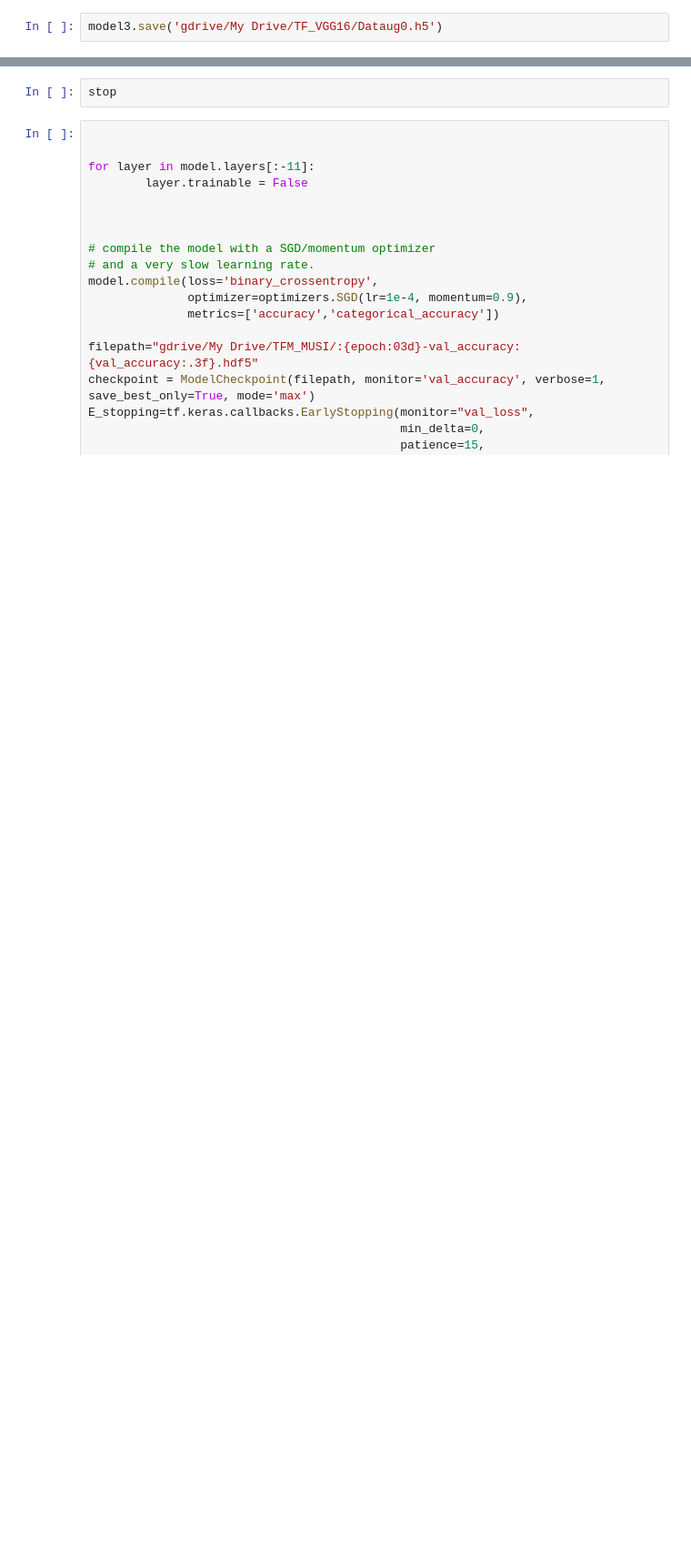
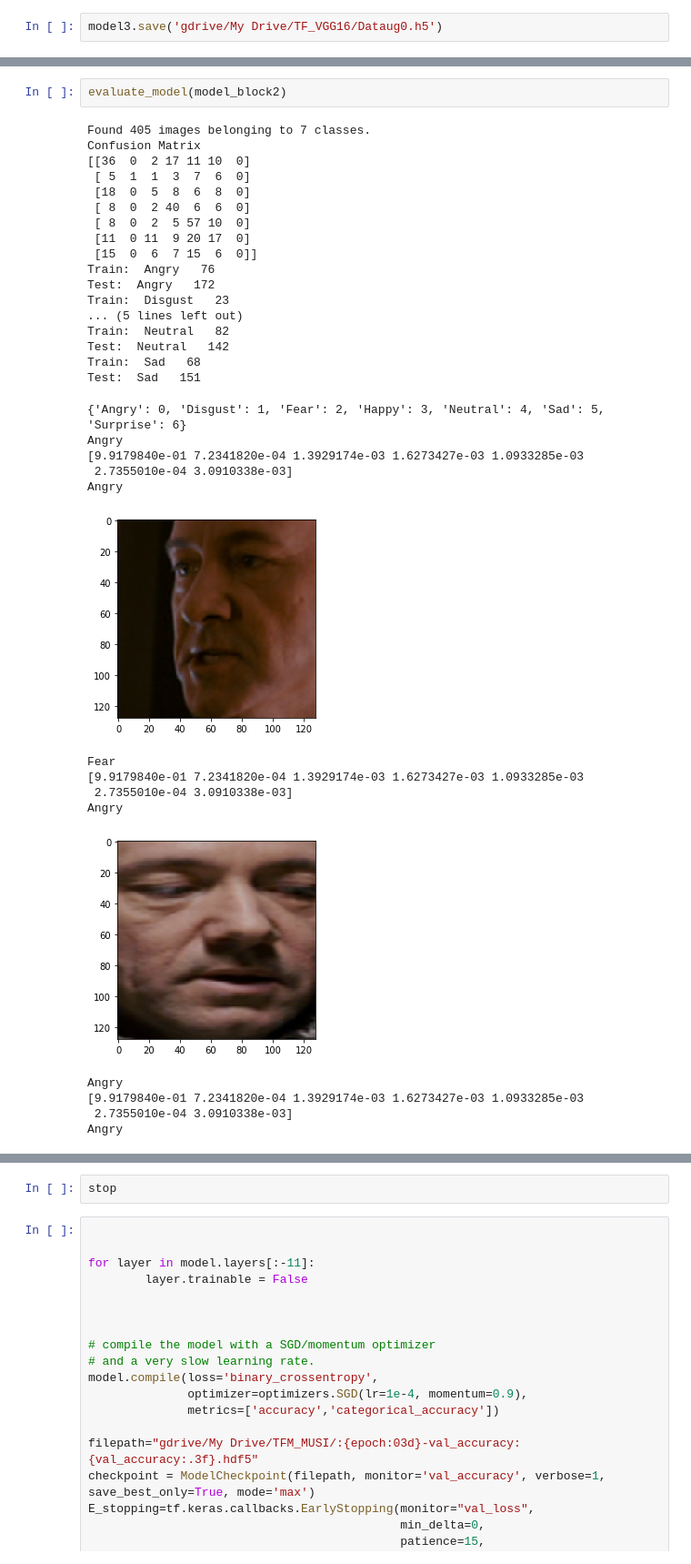
Before and after one commit to Caterina1996/SFEW_dataset, a Jupyter notebook: SFEW_TF_VGG16_dataug.ipynb, the cells around one changed output, grey strips where cells are left out. Shown at 91% size. Drawn from its saved outputs; the diff is of its cells as text; blank space fills up the shorter version.

```diff
--- a/SFEW_TF_VGG16_dataug.ipynb
+++ b/SFEW_TF_VGG16_dataug.ipynb
@@ -528,0 +614,35 @@ model.save("model.h5")
+# %%
+evaluate_model(model_block2)
+# %% [output]
+Found 405 images belonging to 7 classes.
+Confusion Matrix
+[[36  0  2 17 11 10  0]
+ [ 5  1  1  3  7  6  0]
+ [18  0  5  8  6  8  0]
+ [ 8  0  2 40  6  6  0]
+ [ 8  0  2  5 57 10  0]
+ [11  0 11  9 20 17  0]
+ [15  0  6  7 15  6  0]]
+Train:  Angry   76
+Test:  Angry   172
+Train:  Disgust   23
+... (5 lines left out)
+Train:  Neutral   82
+Test:  Neutral   142
+Train:  Sad   68
+Test:  Sad   151
+{'Angry': 0, 'Disgust': 1, 'Fear': 2, 'Happy': 3, 'Neutral': 4, 'Sad': 5, 'Surprise': 6}
+Angry
+[9.9179840e-01 7.2341820e-04 1.3929174e-03 1.6273427e-03 1.0933285e-03
+ 2.7355010e-04 3.0910338e-03]
+Angry
+[figure, added]
+Fear
+[9.9179840e-01 7.2341820e-04 1.3929174e-03 1.6273427e-03 1.0933285e-03
+ 2.7355010e-04 3.0910338e-03]
+Angry
+[figure, added]
+Angry
+[9.9179840e-01 7.2341820e-04 1.3929174e-03 1.6273427e-03 1.0933285e-03
+ 2.7355010e-04 3.0910338e-03]
+Angry
```
Also changed, not shown: parts of 17 cells of this notebook.
